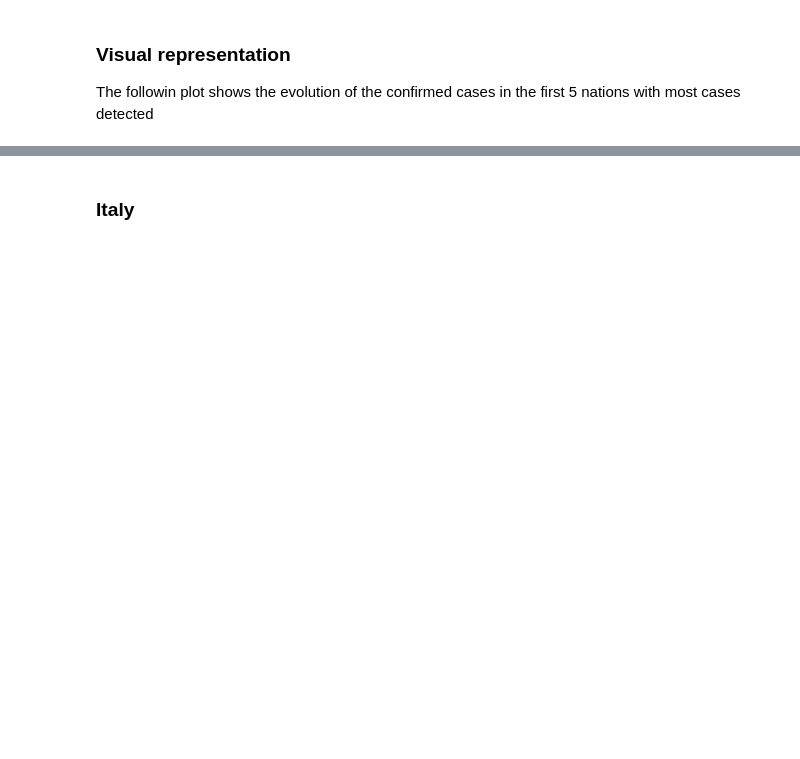
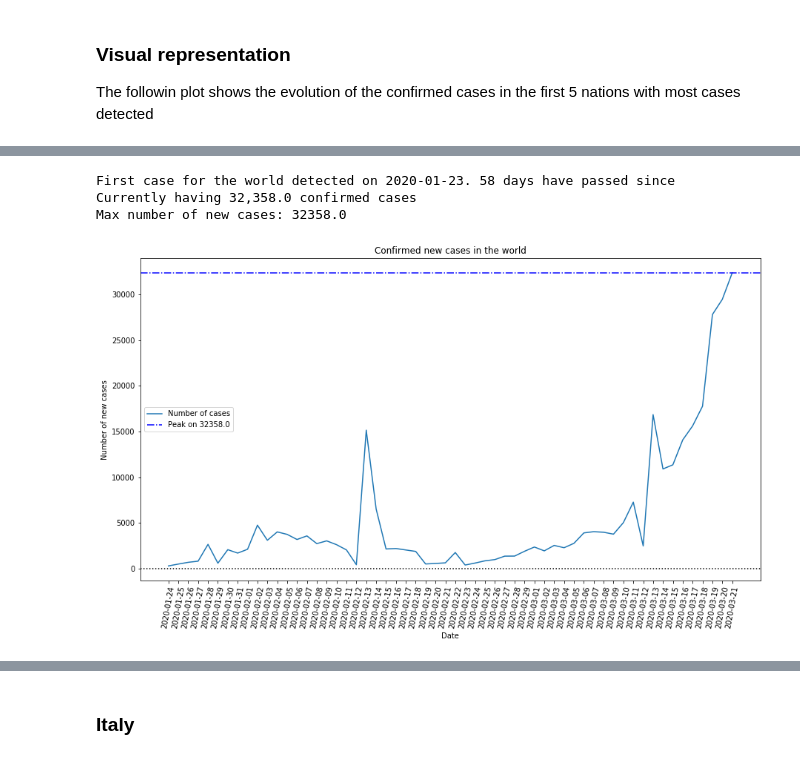
Before and after one commit to McSonk/covid19, a Jupyter notebook: casos.ipynb, the cells around one changed output, grey strips where cells are left out. Cells and saved outputs as stored; diff of their text form; code cells hidden in the pictures; blank space fills up the shorter version.

```diff
--- a/casos.ipynb
+++ b/casos.ipynb
@@ -52,0 +107,7 @@ plot_top5(data)
+# %%
+plot_country_changes(changes, 'the world')
+# %% [output]
+First case for the world detected on 2020-01-23. 58 days have passed since
+Currently having 32,358.0 confirmed cases
+Max number of new cases: 32358.0
+[figure, added]
```
Also changed, not shown: parts of 39 cells of this notebook.
